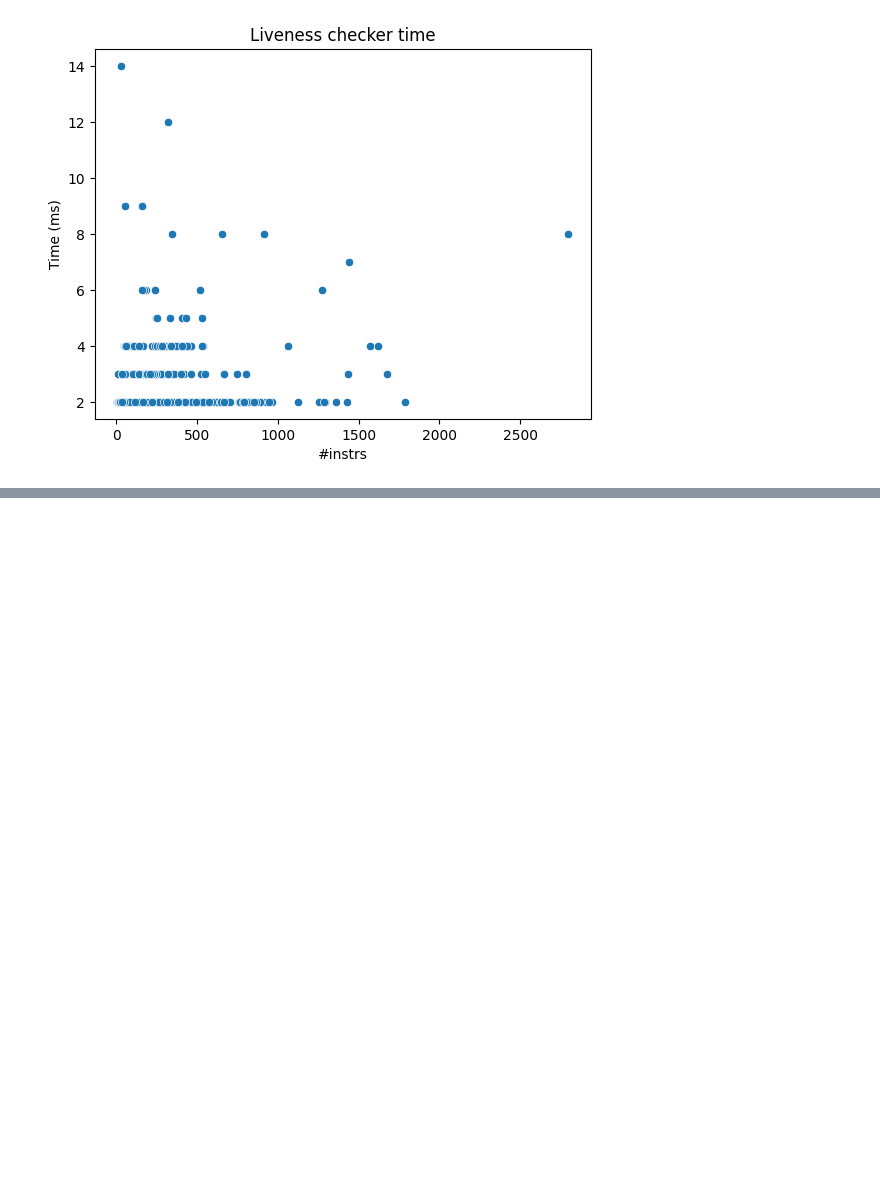
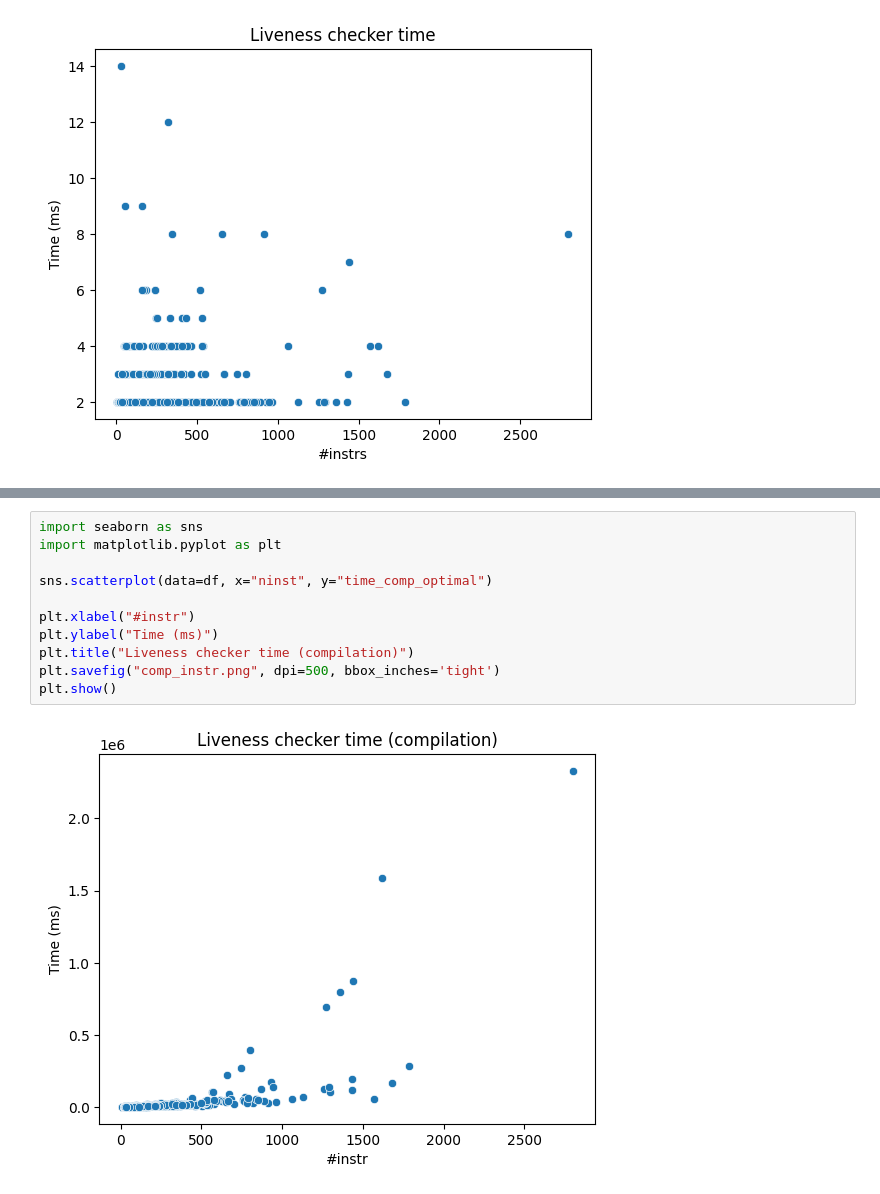
Before and after one commit to costa-group/foryu, a Jupyter notebook: benchmark/times.ipynb, the cells around one changed output, grey strips where cells are left out. Saved outputs shown, nothing was run; the diff lists cells and outputs as text; blank space fills up the shorter version.

```diff
--- a/benchmark/times.ipynb
+++ b/benchmark/times.ipynb
@@ -108,0 +128,13 @@ plt.show()
+# %%
+import seaborn as sns
+import matplotlib.pyplot as plt
+
+sns.scatterplot(data=df, x="ninst", y="time_comp_optimal")
+
+plt.xlabel("#instr")
+plt.ylabel("Time (ms)")
+plt.title("Liveness checker time (compilation)")
+plt.savefig("comp_instr.png", dpi=500, bbox_inches='tight')
+plt.show()
+# %% [output]
+[figure, added]
```
Also changed, not shown: parts of 5 cells of this notebook, 19 other files.
